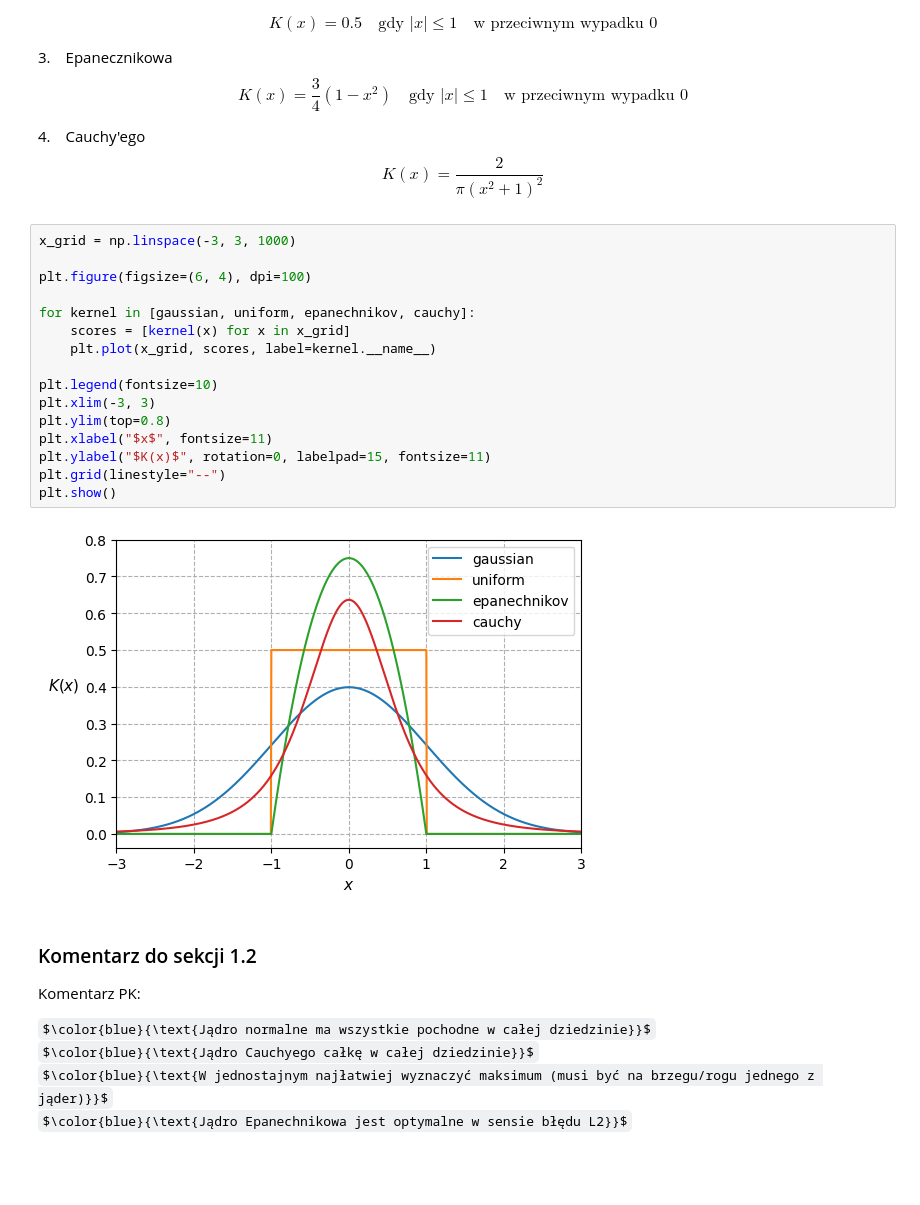
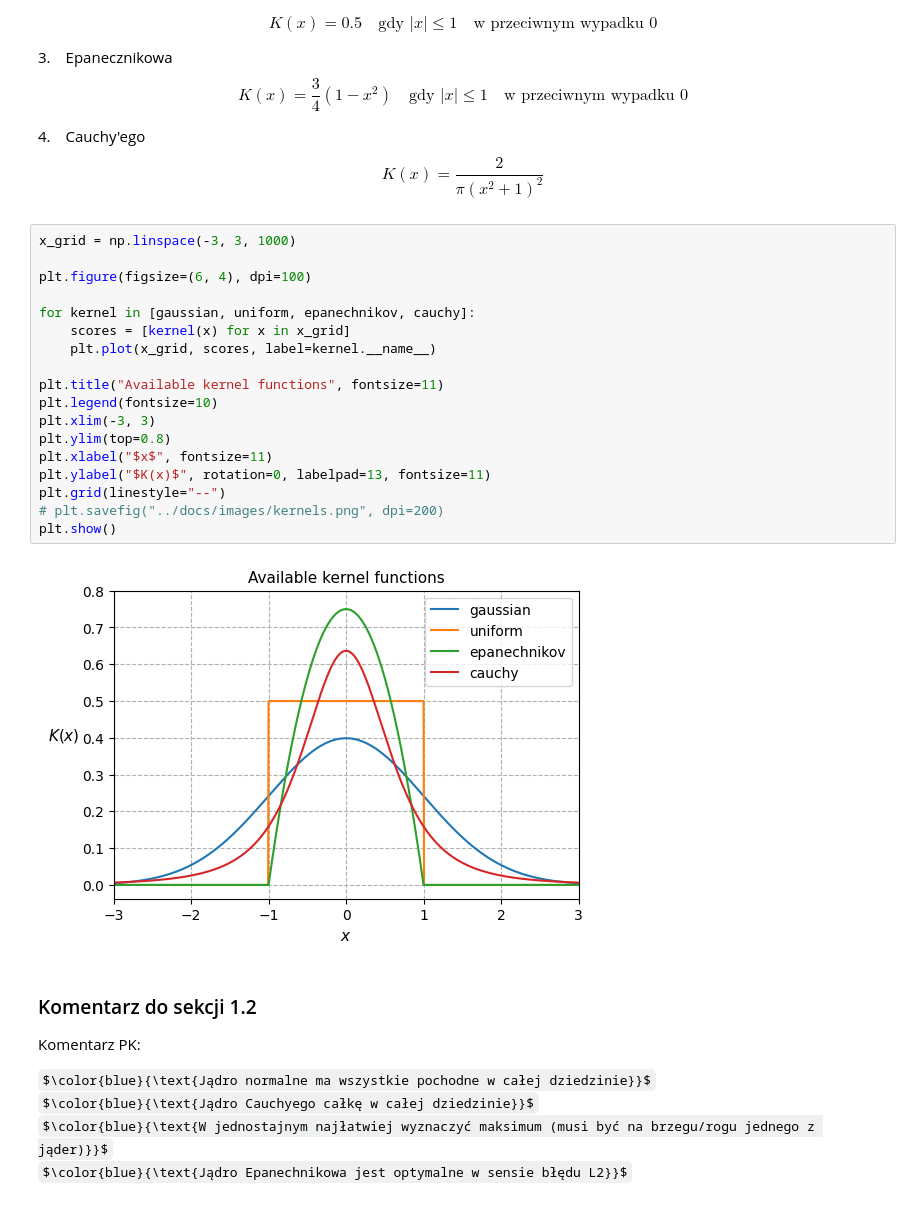
Before and after one commit to krystianfranus/kde-learn, a Jupyter notebook: notebooks/PhD_notes.ipynb, the cells around one changed output. Saved outputs shown, nothing was run; the diff lists cells and outputs as text; some formulas as TeX source; blank space fills up the shorter version.

```diff
--- a/notebooks/PhD_notes.ipynb
+++ b/notebooks/PhD_notes.ipynb
@@ -50,21 +51,23 @@ $$K(x) = \frac{2}{\pi (x^2 + 1)^2}$$
 # %%
 x_grid = np.linspace(-3, 3, 1000)
 
 plt.figure(figsize=(6, 4), dpi=100)
 
 for kernel in [gaussian, uniform, epanechnikov, cauchy]:
     scores = [kernel(x) for x in x_grid]
     plt.plot(x_grid, scores, label=kernel.__name__)
 
+plt.title("Available kernel functions", fontsize=11)
 plt.legend(fontsize=10)
 plt.xlim(-3, 3)
 plt.ylim(top=0.8)
 plt.xlabel("$x$", fontsize=11)
-plt.ylabel("$K(x)$", rotation=0, labelpad=15, fontsize=11)
+plt.ylabel("$K(x)$", rotation=0, labelpad=13, fontsize=11)
 plt.grid(linestyle="--")
+# plt.savefig("../docs/images/kernels.png", dpi=200)
 plt.show()
 # %% [output]
-[figure, old version]
+[figure, new version]
 # %% [markdown]
 ### Komentarz do sekcji 1.2
 
```
Also changed, not shown: parts of 57 cells of this notebook, 22 other files.
